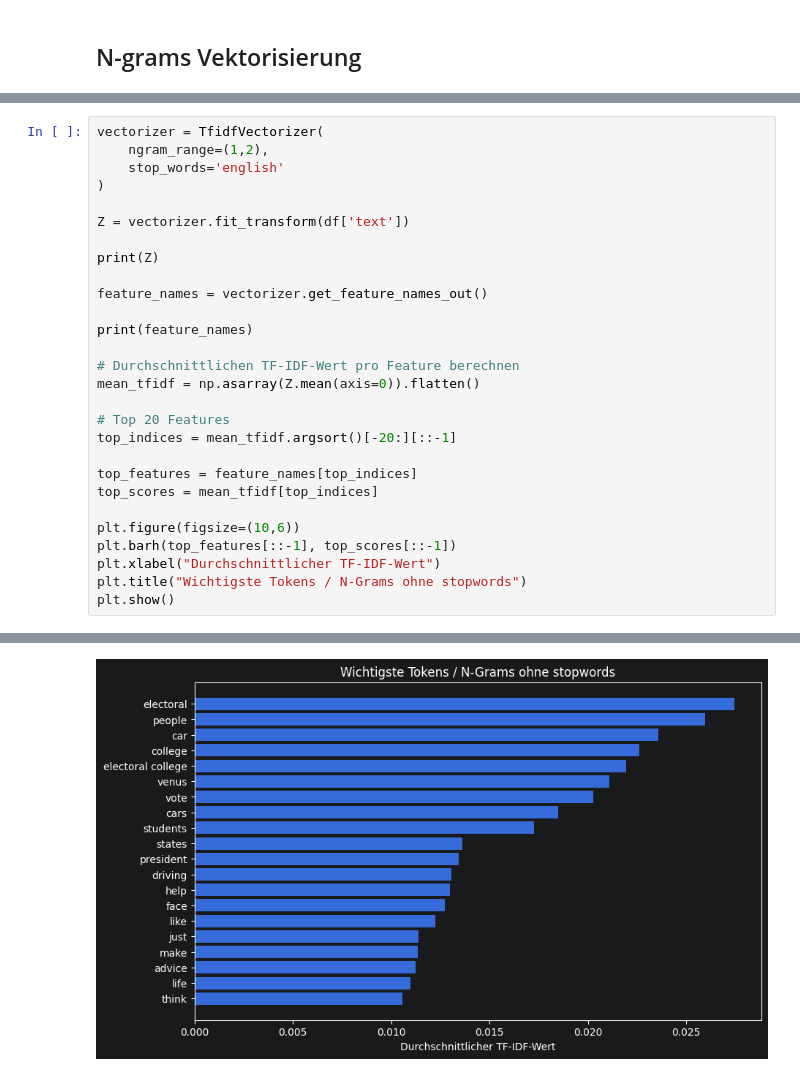
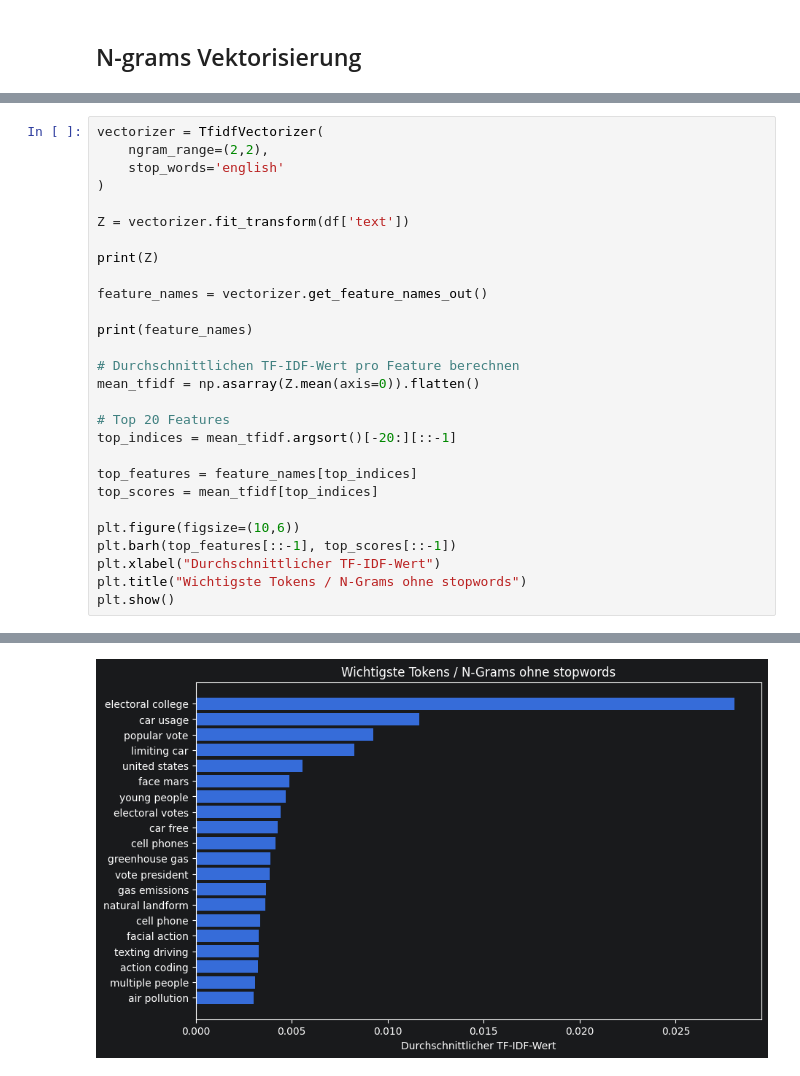
Before and after one commit to TheAmarok/Neue-Konzepte-Gruppe-9, a Jupyter notebook: Notebook.ipynb, the cells around one changed output, grey strips where cells are left out. Drawn from its saved outputs; the diff is of its cells as text.

```diff
--- a/Notebook.ipynb
+++ b/Notebook.ipynb
@@ -1268,6 +1268,6 @@ plt.show()
 # %%
 vectorizer = TfidfVectorizer(
-    ngram_range=(1,2),
+    ngram_range=(2,2),
     stop_words='english'
 )
 
@@ -1314 +1314 @@ plt.show()
-[figure, old version]
+[figure, new version]
```
Also changed, not shown: parts of 2 cells of this notebook.
